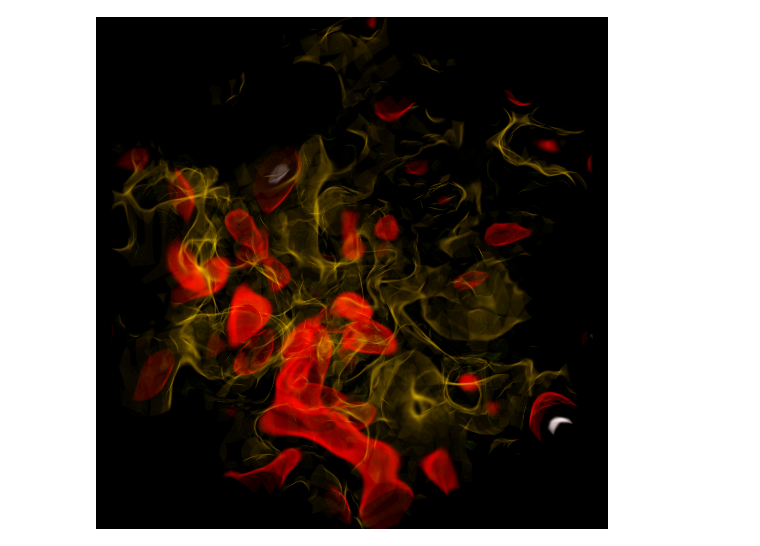
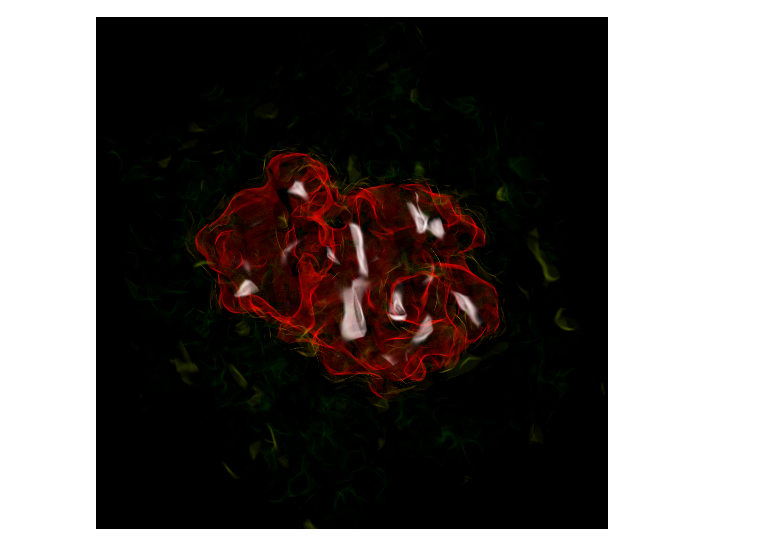
Before and after one commit to daenuprobst/minf, a Jupyter notebook: notebooks/reconstruction.ipynb, the cells around one changed output. Saved outputs shown, nothing was run; the diff lists cells and outputs as text; code cells hidden in the pictures.

```diff
--- a/notebooks/reconstruction.ipynb
+++ b/notebooks/reconstruction.ipynb
@@ -36,4 +36,5 @@ vector_field = mmol.to_vector_field()[:, :, :, [0, 1, 10, 11, 9, 18]]
 # %%
-# print(vector_field.shape)
-plot_field(vector_field[:, :, :,0])
+rot=2.9
+plot_field(vector_field[:, :, :, 2], cam_rotate=rot, resolution=1024).save("ligand.png")
+plot_field(vector_field[:, :, :, 5], cam_rotate=rot, resolution=1024).save("protein.png")
 # %% [output]
@@ -83,5 +118,5 @@ for epoch in (pbar := tqdm(range(2000))):
 # %%
 reconstructed = decoder.predict(decoder.latents[0].cuda())
 reconstructed = reconstructed.cpu().detach().squeeze(-1)
-plot_field(reconstructed[:, :, :, 0])
+plot_field(reconstructed[:, :, :, 5], cam_rotate=rot).show()
 # %% [output]
@@ -98 +133 @@ yt : [INFO     ] 2025-02-08 22:22:47,223 Calculating data bounds. This may take
-[figure, old version]
+[figure, new version]
```
Also changed, not shown: parts of 5 cells of this notebook, 13 other files.
